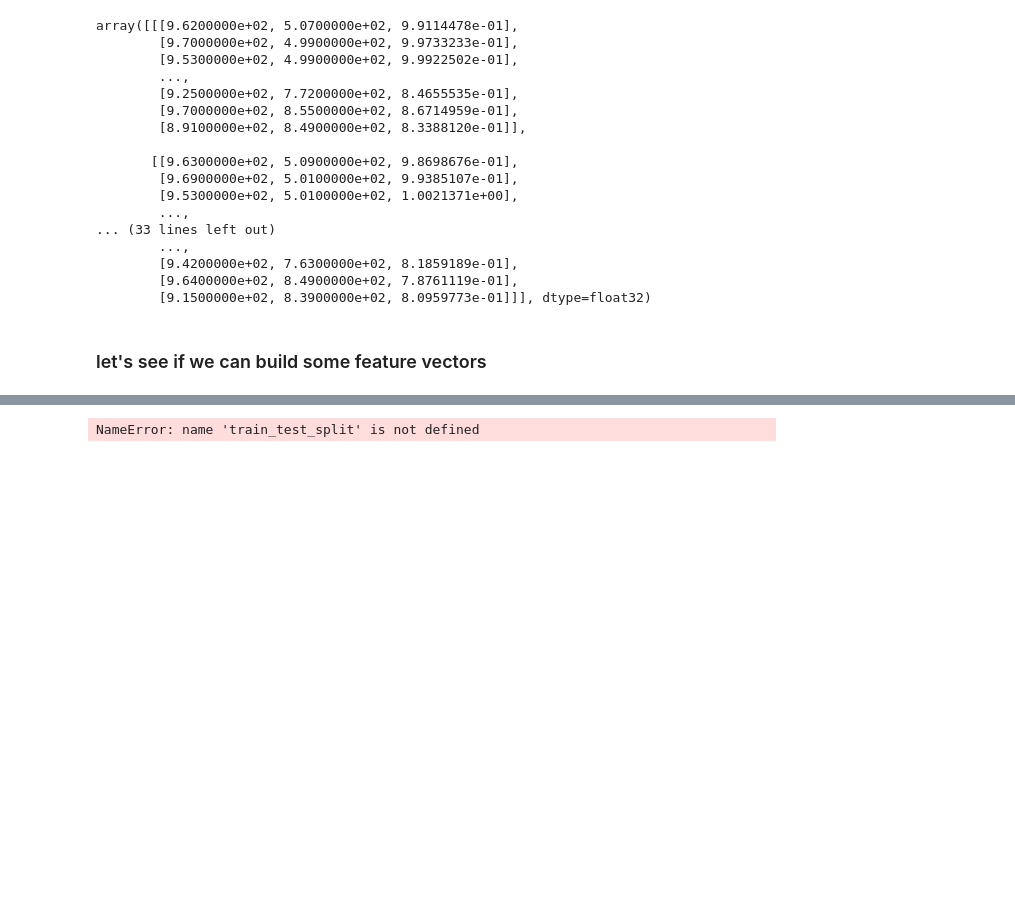
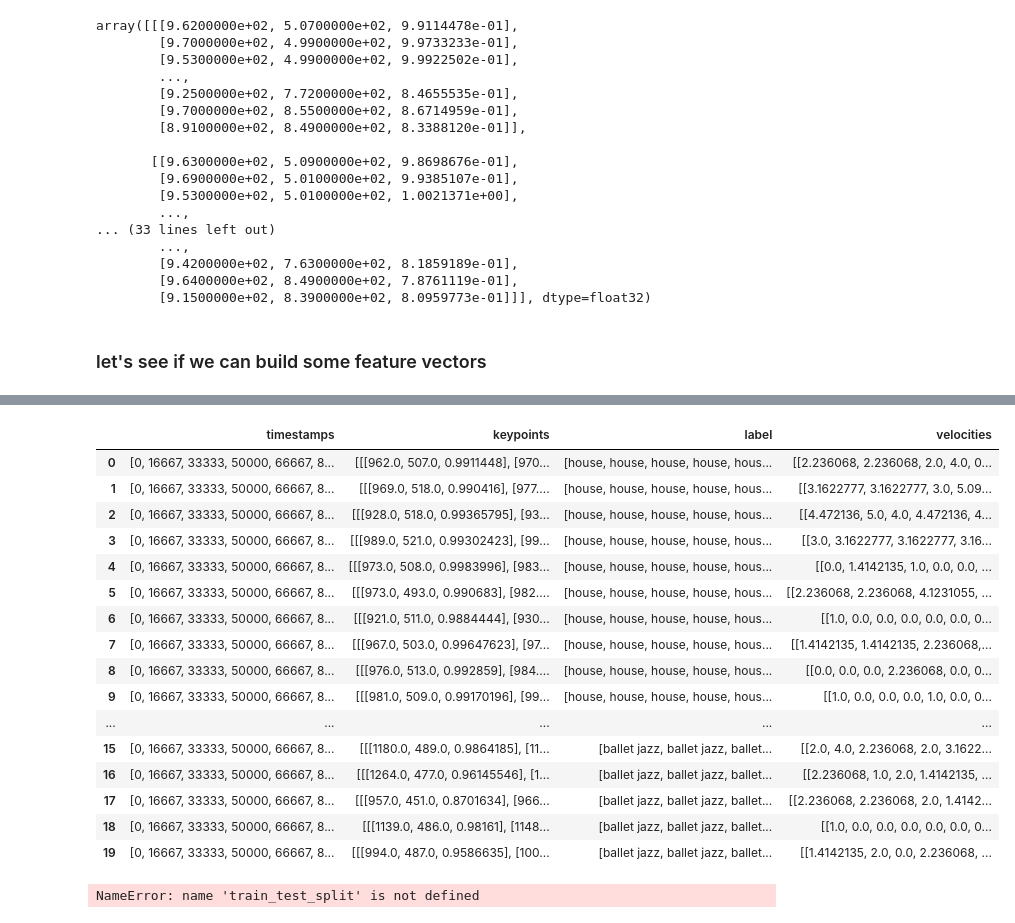
Before and after one commit to kunathmi/cmse492_project, a Jupyter notebook: notebooks/02_data_preprocessing.ipynb, the cells around one changed output, grey strips where cells are left out. Saved outputs shown, nothing was run; the diff lists cells and outputs as text; code cells hidden in the pictures; blank space fills up the shorter version.

```diff
--- a/notebooks/02_data_preprocessing.ipynb
+++ b/notebooks/02_data_preprocessing.ipynb
@@ -186,3 +165,32 @@ def calculate_velocities(res_array):
+# %%
+# Now to calculate for the entire data frame
+
+vel_list = []
+for _, row in df.iterrows():
+    keypoints = row["keypoints"]
+    velocities = calculate_velocity(keypoints)
+    vel_list.append(velocities)
+
+df['velocities'] = vel_list
+df
+# %% [output]
+|  | timestamps | keypoints | label | velocities |
+| 0 | [0, 16667, 33333, 50000, 66667, 8... | [[[962.0, 507.0, 0.9911448], [970... | [house, house, house, house, hous... | [[2.236068, 2.236068, 2.0, 4.0, 0... |
+| 1 | [0, 16667, 33333, 50000, 66667, 8... | [[[969.0, 518.0, 0.990416], [977.... | [house, house, house, house, hous... | [[3.1622777, 3.1622777, 3.0, 5.09... |
+| 2 | [0, 16667, 33333, 50000, 66667, 8... | [[[928.0, 518.0, 0.99365795], [93... | [house, house, house, house, hous... | [[4.472136, 5.0, 4.0, 4.472136, 4... |
+| 3 | [0, 16667, 33333, 50000, 66667, 8... | [[[989.0, 521.0, 0.99302423], [99... | [house, house, house, house, hous... | [[3.0, 3.1622777, 3.1622777, 3.16... |
+| 4 | [0, 16667, 33333, 50000, 66667, 8... | [[[973.0, 508.0, 0.9983996], [983... | [house, house, house, house, hous... | [[0.0, 1.4142135, 1.0, 0.0, 0.0, ... |
+| 5 | [0, 16667, 33333, 50000, 66667, 8... | [[[973.0, 493.0, 0.990683], [982.... | [house, house, house, house, hous... | [[2.236068, 2.236068, 4.1231055, ... |
+| 6 | [0, 16667, 33333, 50000, 66667, 8... | [[[921.0, 511.0, 0.9884444], [930... | [house, house, house, house, hous... | [[1.0, 0.0, 0.0, 0.0, 0.0, 0.0, 0... |
+| 7 | [0, 16667, 33333, 50000, 66667, 8... | [[[967.0, 503.0, 0.99647623], [97... | [house, house, house, house, hous... | [[1.4142135, 1.4142135, 2.236068,... |
+| 8 | [0, 16667, 33333, 50000, 66667, 8... | [[[976.0, 513.0, 0.992859], [984.... | [house, house, house, house, hous... | [[0.0, 0.0, 0.0, 2.236068, 0.0, 0... |
+| 9 | [0, 16667, 33333, 50000, 66667, 8... | [[[981.0, 509.0, 0.99170196], [99... | [house, house, house, house, hous... | [[1.0, 0.0, 0.0, 0.0, 1.0, 0.0, 0... |
+| ... | ... | ... | ... | ... |
+| 15 | [0, 16667, 33333, 50000, 66667, 8... | [[[1180.0, 489.0, 0.9864185], [11... | [ballet jazz, ballet jazz, ballet... | [[2.0, 4.0, 2.236068, 2.0, 3.1622... |
+| 16 | [0, 16667, 33333, 50000, 66667, 8... | [[[1264.0, 477.0, 0.96145546], [1... | [ballet jazz, ballet jazz, ballet... | [[2.236068, 1.0, 2.0, 1.4142135, ... |
+| 17 | [0, 16667, 33333, 50000, 66667, 8... | [[[957.0, 451.0, 0.8701634], [966... | [ballet jazz, ballet jazz, ballet... | [[2.236068, 2.236068, 2.0, 1.4142... |
+| 18 | [0, 16667, 33333, 50000, 66667, 8... | [[[1139.0, 486.0, 0.98161], [1148... | [ballet jazz, ballet jazz, ballet... | [[1.0, 0.0, 0.0, 0.0, 0.0, 0.0, 0... |
+| 19 | [0, 16667, 33333, 50000, 66667, 8... | [[[994.0, 487.0, 0.9586635], [100... | [ballet jazz, ballet jazz, ballet... | [[1.4142135, 2.0, 0.0, 2.236068, ... |
 # %%
 import numpy as np
 X = df[['keypoints', 'timestamps']]  # Features (keypoints and timestamps)
```
Also changed, not shown: parts of 2 cells of this notebook, 1 other file.
